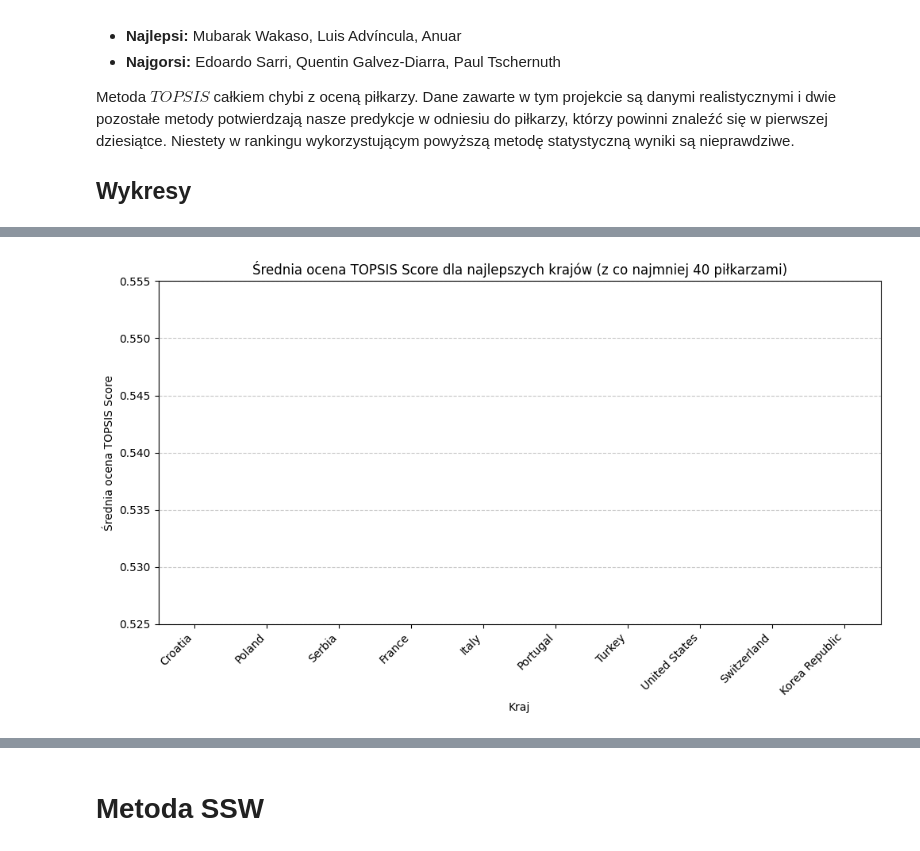
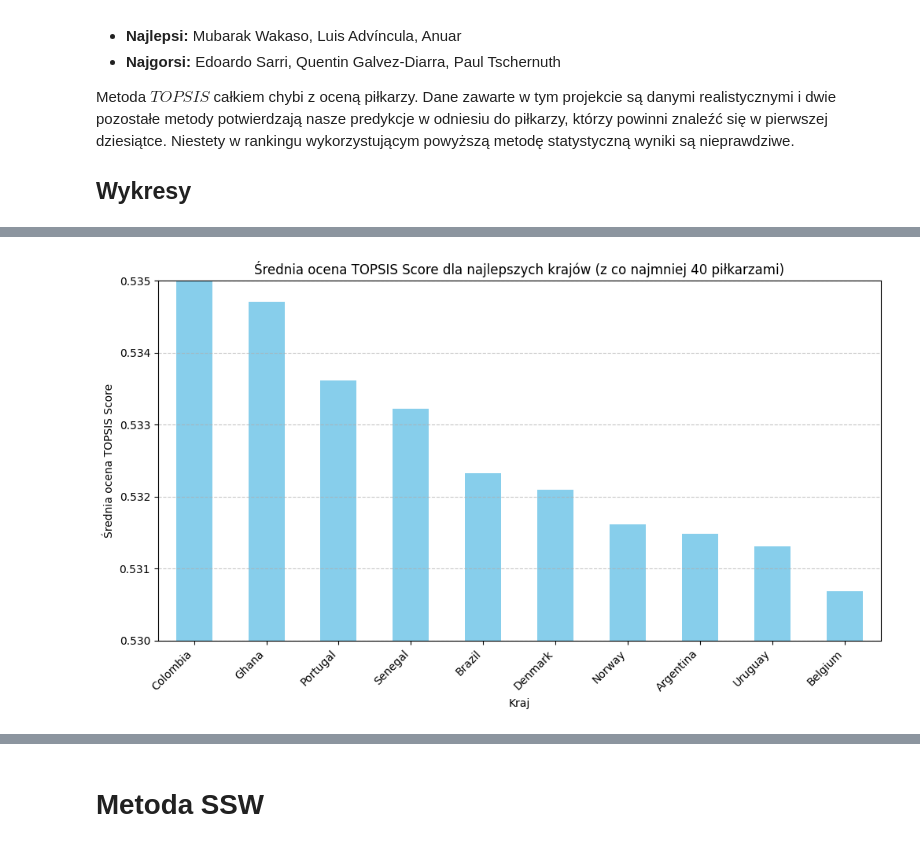
Before and after one commit to izabelakolodziejska/Fifa_players_analysis, a Jupyter notebook: fifa_analysys.ipynb, the cells around one changed output, grey strips where cells are left out. Cells and saved outputs as stored; diff of their text form; code cells hidden in the pictures.

Commit message:
fixing topsis method

```diff
--- a/fifa_analysys.ipynb
+++ b/fifa_analysys.ipynb
@@ -260,0 +252,20 @@ array([[ 0.11663592,  0.11345638,  0.05740765, ..., -0.01573763,
+# %%
+impact = ['+', '+', '+', '+', '+', '+', '+', '+', '+', '-', '-', '-']
+# %%
+p_sln = (data_topsis.max().values)
+n_sln = (data_topsis.min().values)
+for i in range(12):
+    if impact[i-1] == '-':
+        p_sln[i-1], n_sln[i-1] = n_sln[i-1], p_sln[i-1]
+# %%
+topsis = []
+
+for i in range(len(data_topsis)):
+     temp_p, temp_n = 0, 0
+     for j in range(12):
+         temp_p = temp_p + (p_sln[j-1] - data_topsis.iloc[i, j])**2
+         temp_n = temp_n + (n_sln[j-1] - data_topsis.iloc[i, j])**2
+     temp_p, temp_n = temp_p**0.5, temp_n**0.5
+     topsis.append(temp_n/(temp_p + temp_n))
+# %%
+data['TOPSIS Score'] = topsis
@@ -340,26 +359,26 @@ plt.show()
 # %%
 players_count_by_country = sorted_data['country'].value_counts()
 
 top_countries = players_count_by_country[players_count_by_country >= 40].index
 
 average_scores_by_country = sorted_data[sorted_data['country'].isin(top_countries)].groupby('country')['TOPSIS Score'].mean()
 
 top_countries = average_scores_by_country.nlargest(10).index
 
 top_countries_data = sorted_data[sorted_data['country'].isin(top_countries)]
 
 plt.figure(figsize=(10, 6))
 bar_plot = average_scores_by_country[top_countries].plot(kind='bar', color='skyblue')
 plt.xlabel('Kraj')
 plt.ylabel('Średnia ocena TOPSIS Score')
 plt.title('Średnia ocena TOPSIS Score dla najlepszych krajów (z co najmniej 40 piłkarzami)')
 plt.xticks(rotation=45, ha='right')
 plt.grid(axis='y', linestyle='--', alpha=0.7)
 plt.tight_layout()
 
-bar_plot.set_ylim(0.525, 0.555)
+bar_plot.set_ylim(0.530, 0.535)
 
 plt.show()
 # %% [output]
-[figure, old version]
+[figure, new version]
 # %%
```
Also changed, not shown: parts of 21 cells of this notebook.
